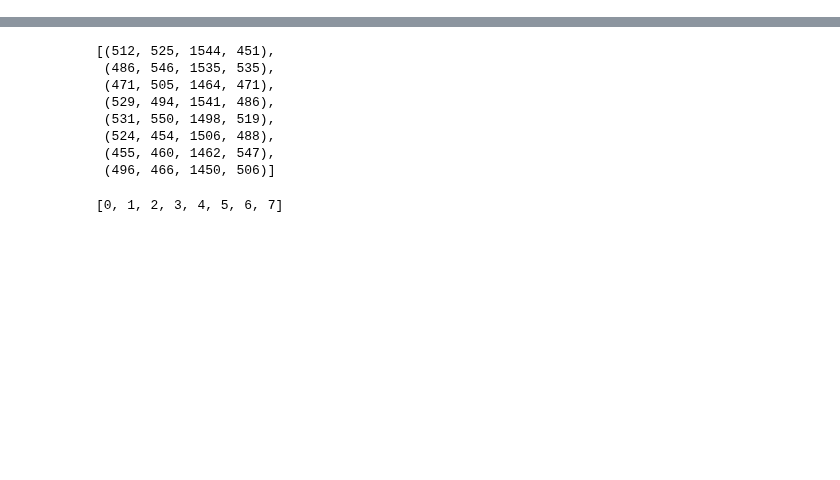
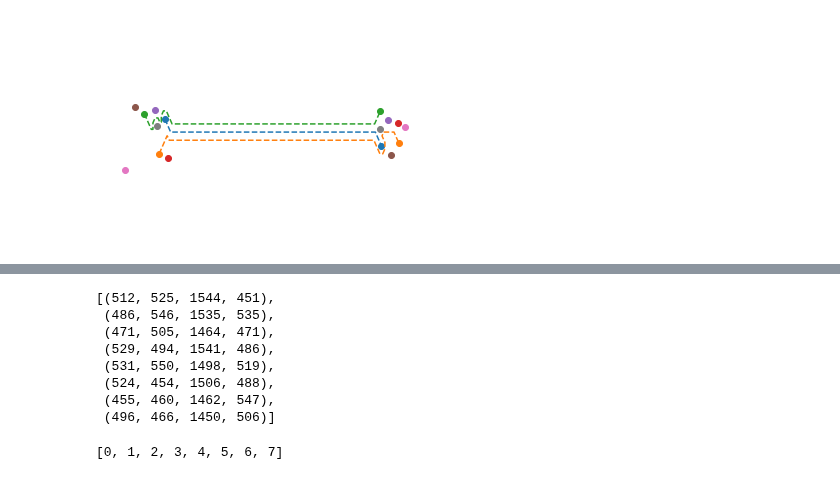
Before and after one commit to ChenYiXuan96/attention-learn-to-route, a Jupyter notebook: problems/pcb_route/plot.ipynb, the cells around one changed output, grey strips where cells are left out. Saved outputs shown, nothing was run; the diff lists cells and outputs as text; code cells hidden in the pictures; blank space fills up the shorter version.

```diff
--- a/problems/pcb_route/plot.ipynb
+++ b/problems/pcb_route/plot.ipynb
@@ -9,0 +58,6 @@ problem = copt.getProblem(8)
+# %%
+problem = copt.getProblem(5)
+solutions = copt.bruteForce(problem, 0)
+with open('test', 'a') as file:
+    json.dump((problem, solutions[0]), file)
+    file.write('\n')
@@ -9,0 +95,4 @@ problem = copt.getProblem(8)
+# %%
+plot_solution(copt.evaluate(problem, list(range(8))))
+# %% [output]
+[figure, added]
```
Also changed, not shown: parts of 14 cells of this notebook, 6 other files.
